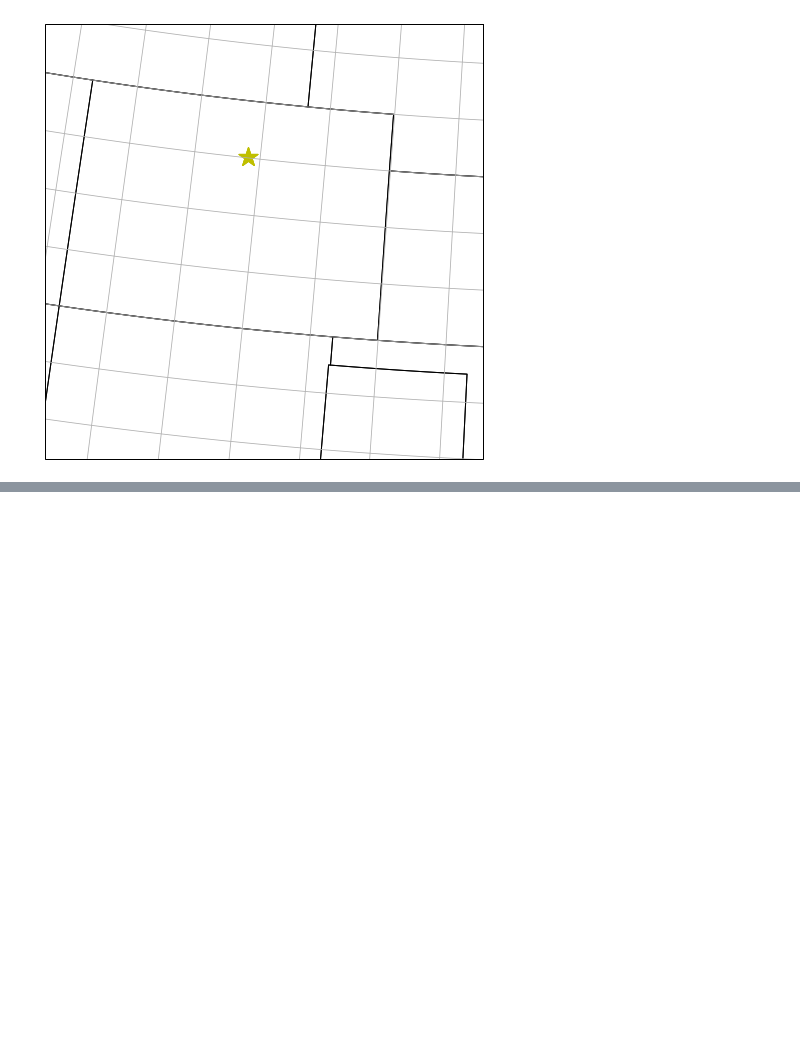
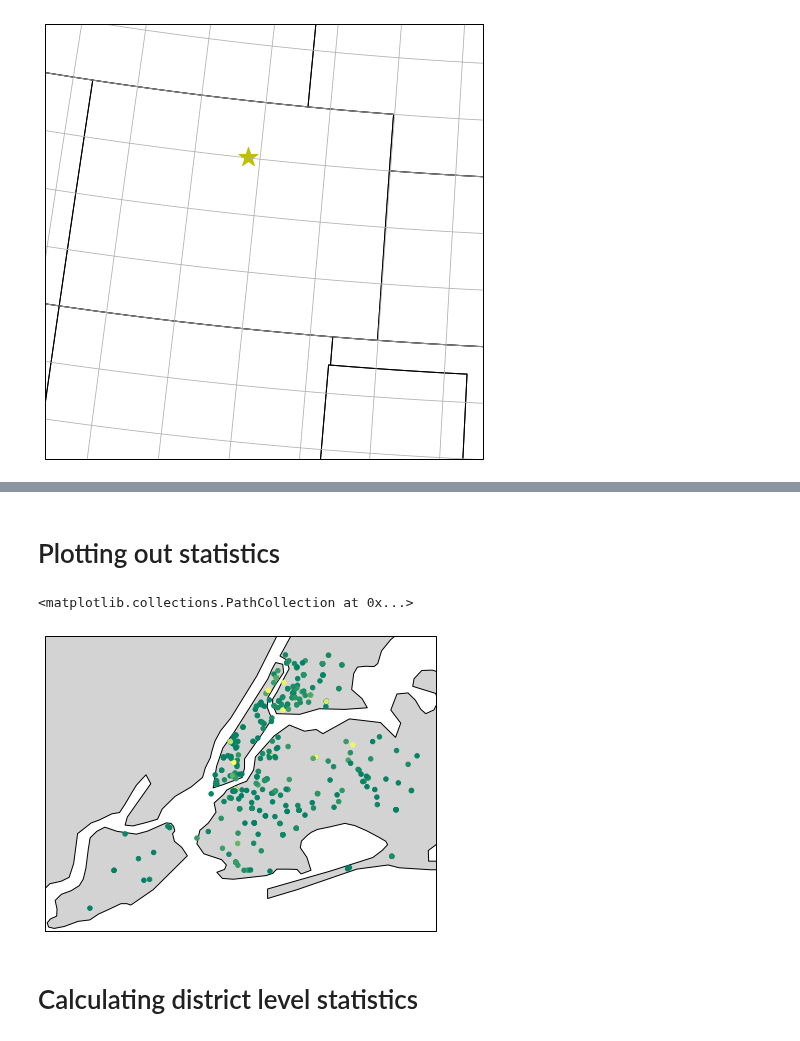
Before and after one commit to JustinToribio/analyzing-the-sat, a Jupyter notebook: notebooks/1.0-jt-analyze-the-sat.ipynb, the cells around one changed output, grey strips where cells are left out. Cells and saved outputs as stored; diff of their text form; code cells hidden in the pictures; blank space fills up the shorter version.

```diff
--- a/notebooks/1.0-jt-analyze-the-sat.ipynb
+++ b/notebooks/1.0-jt-analyze-the-sat.ipynb
@@ -427,0 +203,20 @@ Solution: It looks like there is a relationship between the percentage of studen
+# %% [markdown]
+# Plotting out statistics
+# %%
+fig = plt.figure(figsize=(7,7))
+
+state_borders = cfeat.NaturalEarthFeature(
+    category='cultural', name='admin_1_states_provinces_lakes',
+    scale='10m', facecolor='none'
+    )
+
+ax = fig.add_subplot(111, projection=ccrs.PlateCarree())
+ax.add_feature(state_borders, edgecolor="black", facecolor="lightgrey")
+ax.set_extent((-74.255735, -73.700272, 40.496044, 40.915256))
+
+ax.scatter(longitudes, latitudes, s=20, zorder=2, c=data["ell_percent"], cmap="summer")
+# %% [output]
+<matplotlib.collections.PathCollection at 0x...>
+[figure, added]
+# %% [markdown]
+# Calculating district level statistics
```
Also changed, not shown: parts of 93 cells of this notebook.
